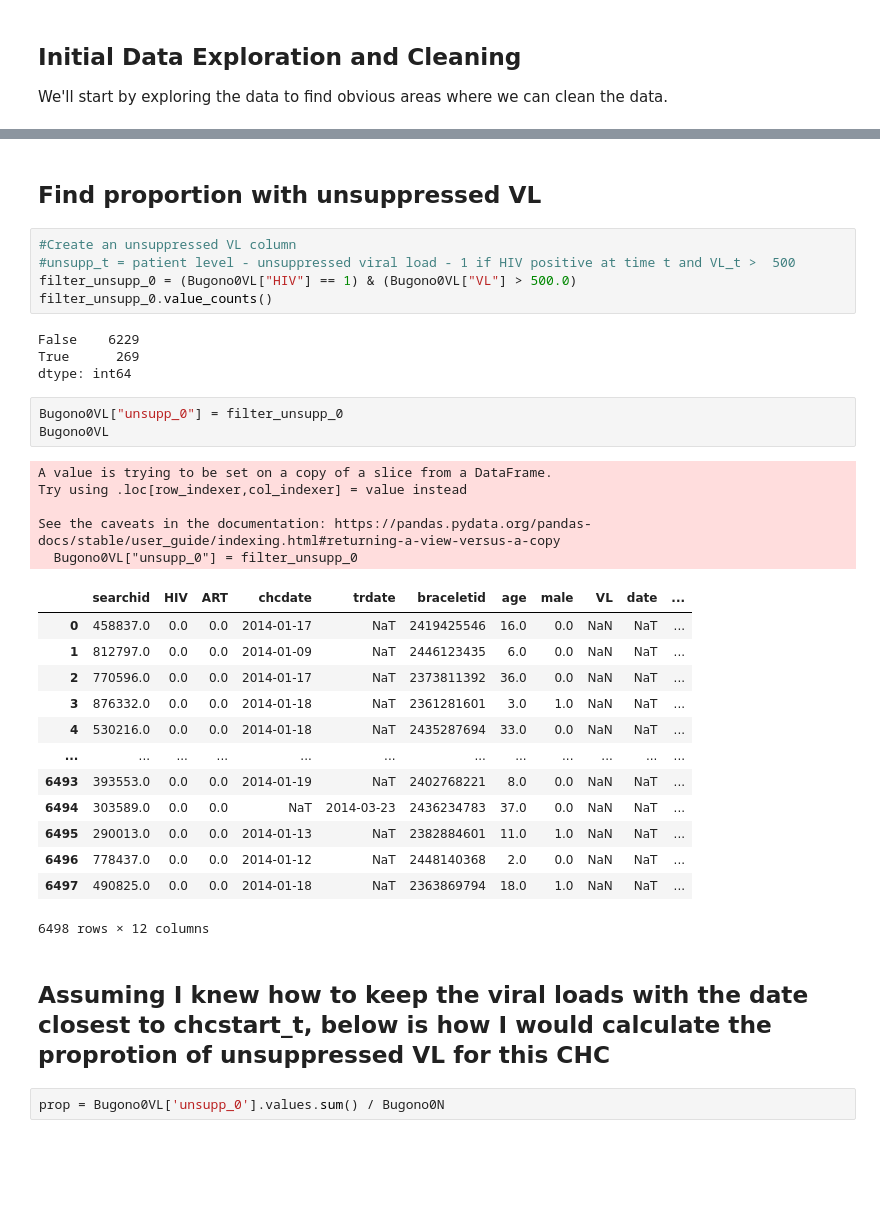
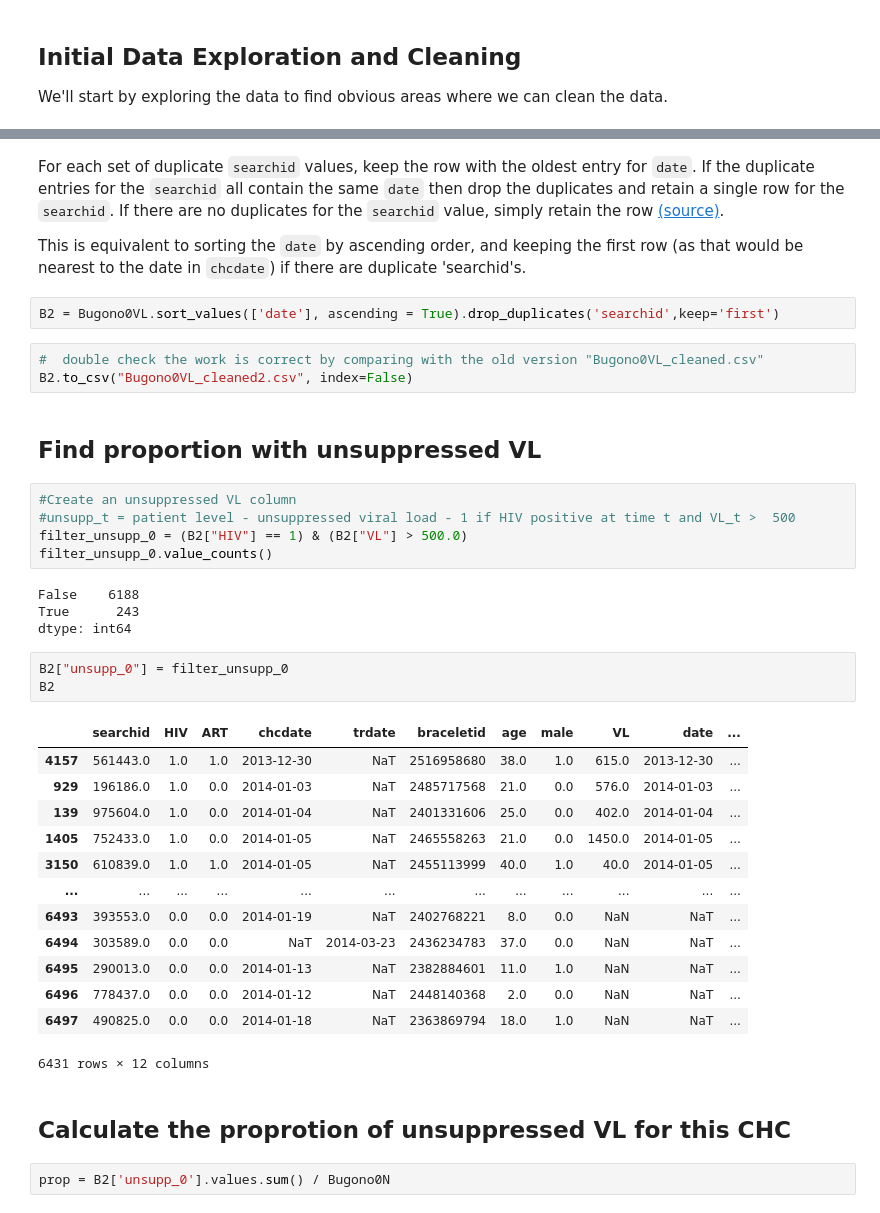
Before and after one commit to amywang27/Dataquest-Data-Scientist-in-Python-Projects, a Jupyter notebook: UCSF SEARCH.ipynb, the cells around one changed output, grey strips where cells are left out. Drawn from its saved outputs; the diff is of its cells as text; blank space fills up the shorter version.

```diff
--- a/UCSF SEARCH.ipynb
+++ b/UCSF SEARCH.ipynb
@@ -238,40 +240,44 @@ Name: chcdate, Length: 6498, dtype: datetime64[ns]
+# %% [markdown]
+For each set of duplicate `searchid` values, keep the row with the oldest entry for `date`. If the duplicate entries for the `searchid` all contain the same `date` then drop the duplicates and retain a single row for the `searchid`. If there are no duplicates for the `searchid` value, simply retain the row [(source)](https://stackoverflow.com/questions/52395820/drop-duplicates-keep-most-recent-date-pandas-dataframe).
+
+This is equivalent to sorting the `date` by ascending order, and keeping the first row (as that would be nearest to the date in `chcdate`) if there are duplicate 'searchid's.
+# %%
+B2 = Bugono0VL.sort_values(['date'], ascending = True).drop_duplicates('searchid',keep='first')
+# %%
+#  double check the work is correct by comparing with the old version "Bugono0VL_cleaned.csv"
+B2.to_csv("Bugono0VL_cleaned2.csv", index=False)
 # %% [markdown]
 ## Find proportion with unsuppressed VL
 # %%
 #Create an unsuppressed VL column
 #unsupp_t = patient level - unsuppressed viral load - 1 if HIV positive at time t and VL_t >  500
-filter_unsupp_0 = (Bugono0VL["HIV"] == 1) & (Bugono0VL["VL"] > 500.0)
+filter_unsupp_0 = (B2["HIV"] == 1) & (B2["VL"] > 500.0)
 filter_unsupp_0.value_counts()
 # %% [output]
-False    6229
-True      269
+False    6188
+True      243
 dtype: int64
 # %%
-Bugono0VL["unsupp_0"] = filter_unsupp_0
-Bugono0VL
+B2["unsupp_0"] = filter_unsupp_0
+B2
 # %% [output]
+|  | searchid | HIV | ART | chcdate | trdate | braceletid | age | male | VL | date | ... |
+| 4157 | 561443.0 | 1.0 | 1.0 | 2013-12-30 | NaT | 2516958680 | 38.0 | 1.0 | 615.0 | 2013-12-30 | ... |
+| 929 | 196186.0 | 1.0 | 0.0 | 2014-01-03 | NaT | 2485717568 | 21.0 | 0.0 | 576.0 | 2014-01-03 | ... |
+| 139 | 975604.0 | 1.0 | 0.0 | 2014-01-04 | NaT | 2401331606 | 25.0 | 0.0 | 402.0 | 2014-01-04 | ... |
+| 1405 | 752433.0 | 1.0 | 0.0 | 2014-01-05 | NaT | 2465558263 | 21.0 | 0.0 | 1450.0 | 2014-01-05 | ... |
+| 3150 | 610839.0 | 1.0 | 1.0 | 2014-01-05 | NaT | 2455113999 | 40.0 | 1.0 | 40.0 | 2014-01-05 | ... |
+| ... | ... | ... | ... | ... | ... | ... | ... | ... | ... | ... | ... |
+| 6493 | 393553.0 | 0.0 | 0.0 | 2014-01-19 | NaT | 2402768221 | 8.0 | 0.0 | NaN | NaT | ... |
+| 6494 | 303589.0 | 0.0 | 0.0 | NaT | 2014-03-23 | 2436234783 | 37.0 | 0.0 | NaN | NaT | ... |
+| 6495 | 290013.0 | 0.0 | 0.0 | 2014-01-13 | NaT | 2382884601 | 11.0 | 1.0 | NaN | NaT | ... |
+| 6496 | 778437.0 | 0.0 | 0.0 | 2014-01-12 | NaT | 2448140368 | 2.0 | 0.0 | NaN | NaT | ... |
+| 6497 | 490825.0 | 0.0 | 0.0 | 2014-01-18 | NaT | 2363869794 | 18.0 | 1.0 | NaN | NaT | ... |
-A value is trying to be set on a copy of a slice from a DataFrame.
-Try using .loc[row_indexer,col_indexer] = value instead
-
-See the caveats in the documentation: https://pandas.pydata.org/pandas-docs/stable/user_guide/indexing.html#returning-a-view-versus-a-copy
-  Bugono0VL["unsupp_0"] = filter_unsupp_0
+6431 rows × 12 columns
-|  | searchid | HIV | ART | chcdate | trdate | braceletid | age | male | VL | date | ... |
-| 0 | 458837.0 | 0.0 | 0.0 | 2014-01-17 | NaT | 2419425546 | 16.0 | 0.0 | NaN | NaT | ... |
-| 1 | 812797.0 | 0.0 | 0.0 | 2014-01-09 | NaT | 2446123435 | 6.0 | 0.0 | NaN | NaT | ... |
-| 2 | 770596.0 | 0.0 | 0.0 | 2014-01-17 | NaT | 2373811392 | 36.0 | 0.0 | NaN | NaT | ... |
-| 3 | 876332.0 | 0.0 | 0.0 | 2014-01-18 | NaT | 2361281601 | 3.0 | 1.0 | NaN | NaT | ... |
-| 4 | 530216.0 | 0.0 | 0.0 | 2014-01-18 | NaT | 2435287694 | 33.0 | 0.0 | NaN | NaT | ... |
-| ... | ... | ... | ... | ... | ... | ... | ... | ... | ... | ... | ... |
-| 6493 | 393553.0 | 0.0 | 0.0 | 2014-01-19 | NaT | 2402768221 | 8.0 | 0.0 | NaN | NaT | ... |
-| 6494 | 303589.0 | 0.0 | 0.0 | NaT | 2014-03-23 | 2436234783 | 37.0 | 0.0 | NaN | NaT | ... |
-| 6495 | 290013.0 | 0.0 | 0.0 | 2014-01-13 | NaT | 2382884601 | 11.0 | 1.0 | NaN | NaT | ... |
-| 6496 | 778437.0 | 0.0 | 0.0 | 2014-01-12 | NaT | 2448140368 | 2.0 | 0.0 | NaN | NaT | ... |
-| 6497 | 490825.0 | 0.0 | 0.0 | 2014-01-18 | NaT | 2363869794 | 18.0 | 1.0 | NaN | NaT | ... |
-6498 rows × 12 columns
 # %% [markdown]
-## Assuming I knew how to keep the viral loads with the date closest to chcstart_t, below is how I would calculate the proprotion of unsuppressed VL for this CHC
+## Calculate the proprotion of unsuppressed VL for this CHC
 # %%
-prop = Bugono0VL['unsupp_0'].values.sum() / Bugono0N
+prop = B2['unsupp_0'].values.sum() / Bugono0N
 # %%
 prop
 # %% [output]
```
Also changed, not shown: parts of 18 cells of this notebook.
